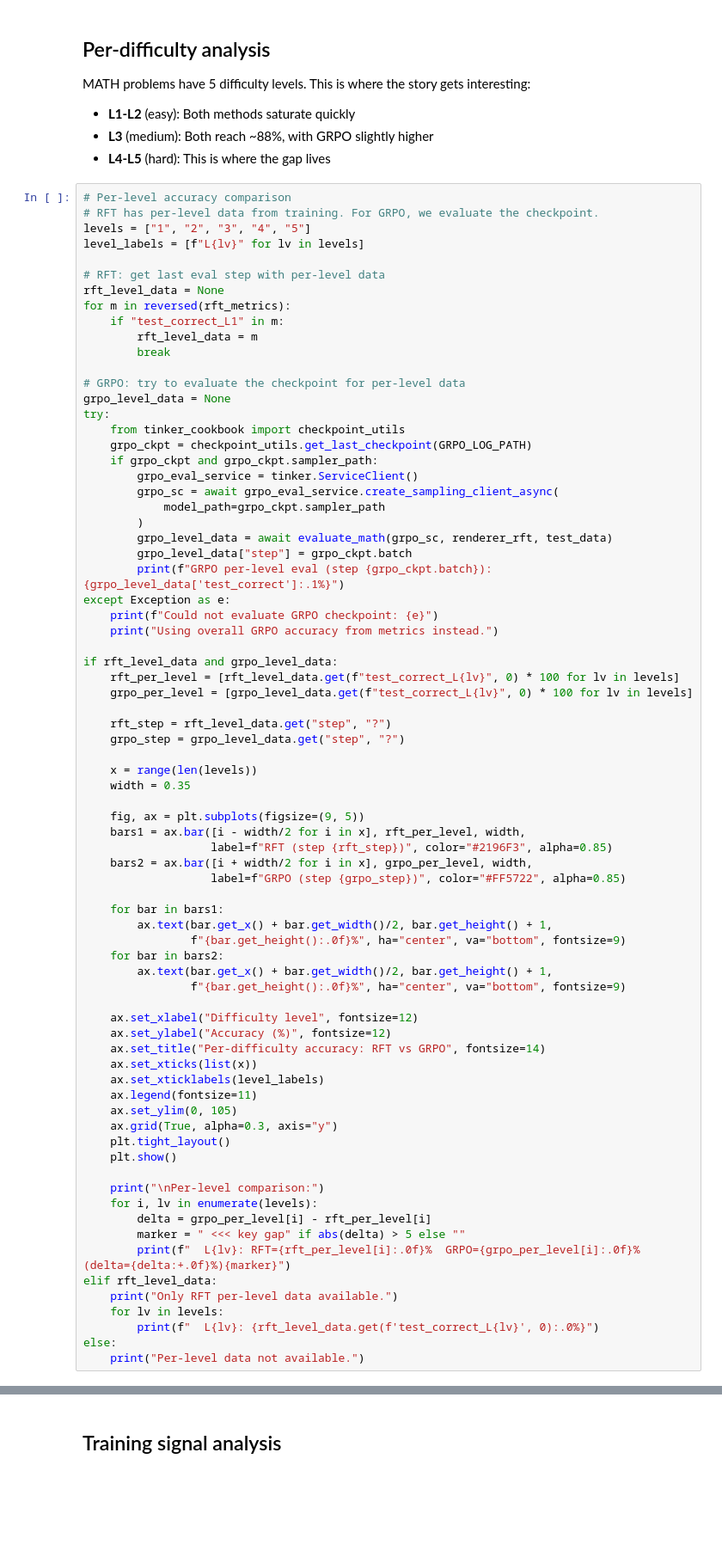
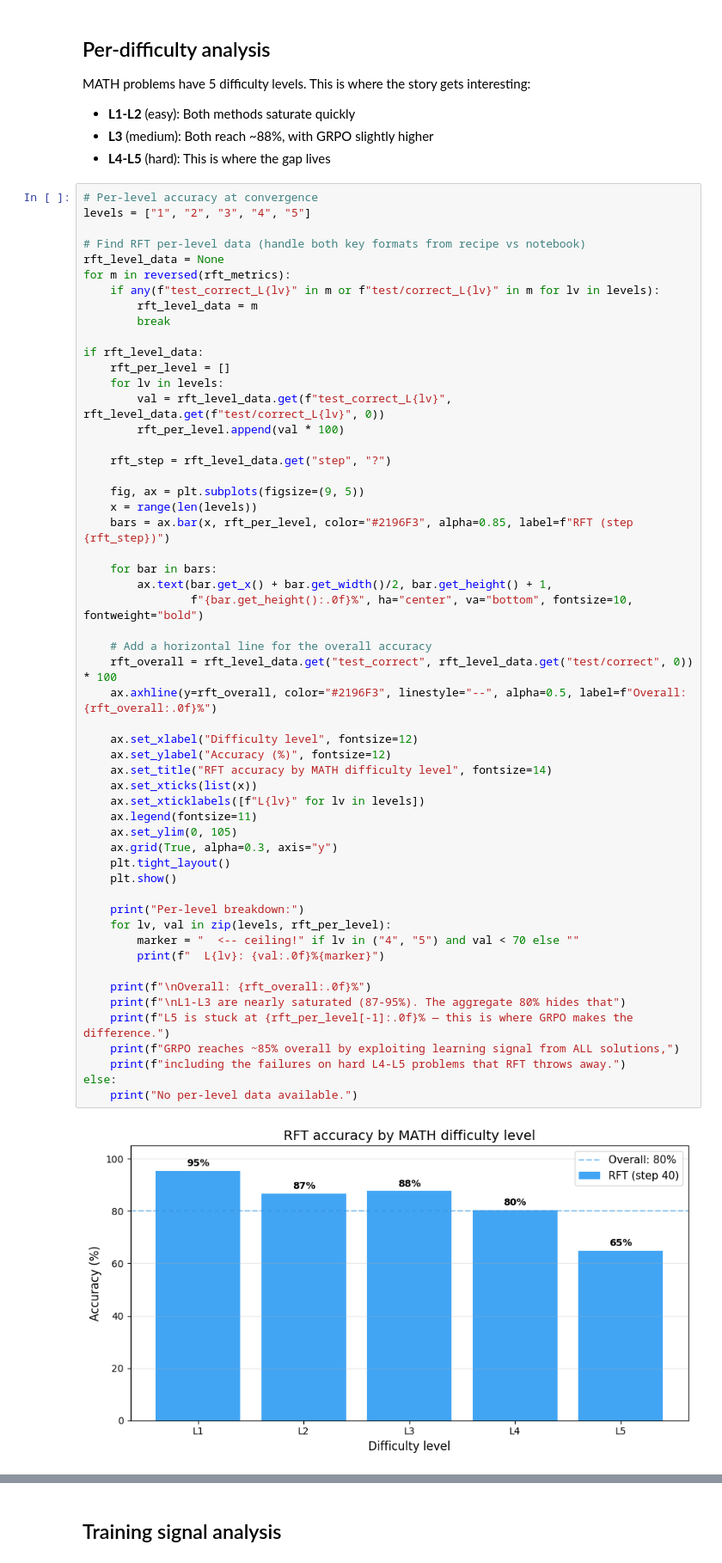
Before and after one commit to thinking-machines-lab/tinker-cookbook, a Jupyter notebook: tutorials/408_why_rl.ipynb, the cells around one changed output, grey strips where cells are left out. Shown at 86% size. Drawn from its saved outputs; the diff is of its cells as text; blank space fills up the shorter version.

```diff
--- a/tutorials/408_why_rl.ipynb
+++ b/tutorials/408_why_rl.ipynb
@@ -378,77 +419,58 @@ MATH problems have 5 difficulty levels. This is where the story gets interesting
 - **L3** (medium): Both reach ~88%, with GRPO slightly higher
 - **L4-L5** (hard): This is where the gap lives
 # %%
-# Per-level accuracy comparison
-# RFT has per-level data from training. For GRPO, we evaluate the checkpoint.
+# Per-level accuracy at convergence
 levels = ["1", "2", "3", "4", "5"]
-level_labels = [f"L{lv}" for lv in levels]
 
-# RFT: get last eval step with per-level data
+# Find RFT per-level data (handle both key formats from recipe vs notebook)
 rft_level_data = None
 for m in reversed(rft_metrics):
-    if "test_correct_L1" in m:
+    if any(f"test_correct_L{lv}" in m or f"test/correct_L{lv}" in m for lv in levels):
         rft_level_data = m
         break
 
-# GRPO: try to evaluate the checkpoint for per-level data
-grpo_level_data = None
-try:
-    from tinker_cookbook import checkpoint_utils
-    grpo_ckpt = checkpoint_utils.get_last_checkpoint(GRPO_LOG_PATH)
-    if grpo_ckpt and grpo_ckpt.sampler_path:
-        grpo_eval_service = tinker.ServiceClient()
-        grpo_sc = await grpo_eval_service.create_sampling_client_async(
-            model_path=grpo_ckpt.sampler_path
-        )
-        grpo_level_data = await evaluate_math(grpo_sc, renderer_rft, test_data)
-        grpo_level_data["step"] = grpo_ckpt.batch
-        print(f"GRPO per-level eval (step {grpo_ckpt.batch}): {grpo_level_data['test_correct']:.1%}")
-except Exception as e:
-    print(f"Could not evaluate GRPO checkpoint: {e}")
-    print("Using overall GRPO accuracy from metrics instead.")
-
-if rft_level_data and grpo_level_data:
-    rft_per_level = [rft_level_data.get(f"test_correct_L{lv}", 0) * 100 for lv in levels]
-    grpo_per_level = [grpo_level_data.get(f"test_correct_L{lv}", 0) * 100 for lv in levels]
+if rft_level_data:
+    rft_per_level = []
+    for lv in levels:
+        val = rft_level_data.get(f"test_correct_L{lv}", rft_level_data.get(f"test/correct_L{lv}", 0))
+        rft_per_level.append(val * 100)
 
     rft_step = rft_level_data.get("step", "?")
-    grpo_step = grpo_level_data.get("step", "?")
-
-    x = range(len(levels))
-    width = 0.35
 
     fig, ax = plt.subplots(figsize=(9, 5))
-    bars1 = ax.bar([i - width/2 for i in x], rft_per_level, width,
-                   label=f"RFT (step {rft_step})", color="#2196F3", alpha=0.85)
-    bars2 = ax.bar([i + width/2 for i in x], grpo_per_level, width,
-                   label=f"GRPO (step {grpo_step})", color="#FF5722", alpha=0.85)
+    x = range(len(levels))
+    bars = ax.bar(x, rft_per_level, color="#2196F3", alpha=0.85, label=f"RFT (step {rft_step})")
 
-    for bar in bars1:
+    for bar in bars:
         ax.text(bar.get_x() + bar.get_width()/2, bar.get_height() + 1,
-                f"{bar.get_height():.0f}%", ha="center", va="bottom", fontsize=9)
-    for bar in bars2:
-        ax.text(bar.get_x() + bar.get_width()/2, bar.get_height() + 1,
-                f"{bar.get_height():.0f}%", ha="center", va="bottom", fontsize=9)
+                f"{bar.get_height():.0f}%", ha="center", va="bottom", fontsize=10, fontweight="bold")
+
+    # Add a horizontal line for the overall accuracy
+    rft_overall = rft_level_data.get("test_correct", rft_level_data.get("test/correct", 0)) * 100
+    ax.axhline(y=rft_overall, color="#2196F3", linestyle="--", alpha=0.5, label=f"Overall: {rft_overall:.0f}%")
 
     ax.set_xlabel("Difficulty level", fontsize=12)
     ax.set_ylabel("Accuracy (%)", fontsize=12)
-    ax.set_title("Per-difficulty accuracy: RFT vs GRPO", fontsize=14)
+    ax.set_title("RFT accuracy by MATH difficulty level", fontsize=14)
     ax.set_xticks(list(x))
-    ax.set_xticklabels(level_labels)
+    ax.set_xticklabels([f"L{lv}" for lv in levels])
     ax.legend(fontsize=11)
     ax.set_ylim(0, 105)
     ax.grid(True, alpha=0.3, axis="y")
     plt.tight_layout()
     plt.show()
 
-    print("\nPer-level comparison:")
-    for i, lv in enumerate(levels):
-        delta = grpo_per_level[i] - rft_per_level[i]
-        marker = " <<< key gap" if abs(delta) > 5 else ""
-        print(f"  L{lv}: RFT={rft_per_level[i]:.0f}%  GRPO={grpo_per_level[i]:.0f}%  (delta={delta:+.0f}%){marker}")
-elif rft_level_data:
-    print("Only RFT per-level data available.")
-    for lv in levels:
-        print(f"  L{lv}: {rft_level_data.get(f'test_correct_L{lv}', 0):.0%}")
+    print("Per-level breakdown:")
+    for lv, val in zip(levels, rft_per_level):
+        marker = "  <-- ceiling!" if lv in ("4", "5") and val < 70 else ""
+        print(f"  L{lv}: {val:.0f}%{marker}")
+
+    print(f"\nOverall: {rft_overall:.0f}%")
+    print(f"\nL1-L3 are nearly saturated (87-95%). The aggregate 80% hides that")
+    print(f"L5 is stuck at {rft_per_level[-1]:.0f}% — this is where GRPO makes the difference.")
+    print(f"GRPO reaches ~85% overall by exploiting learning signal from ALL solutions,")
+    print(f"including the failures on hard L4-L5 problems that RFT throws away.")
 else:
-    print("Per-level data not available.")
+    print("No per-level data available.")
+# %% [output]
+[figure, added]
```
Also changed, not shown: parts of 5 cells of this notebook.
